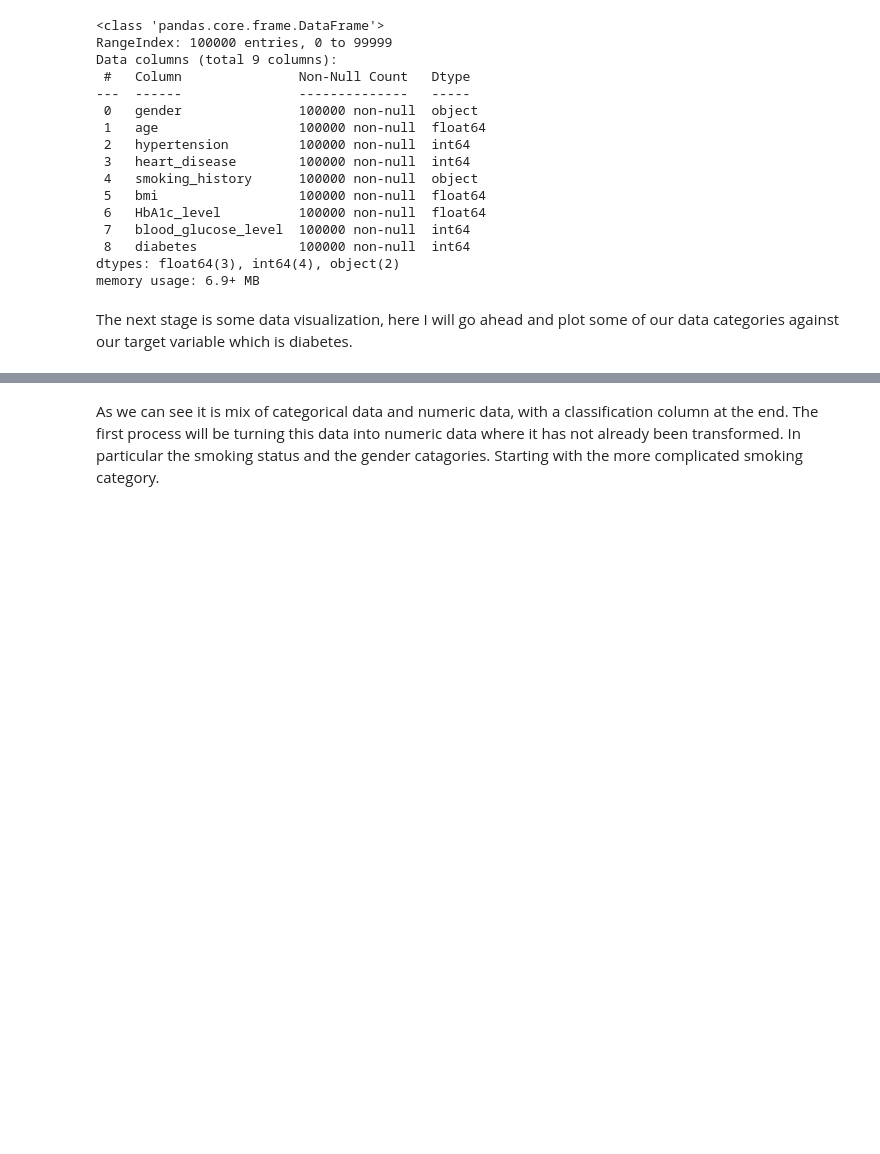
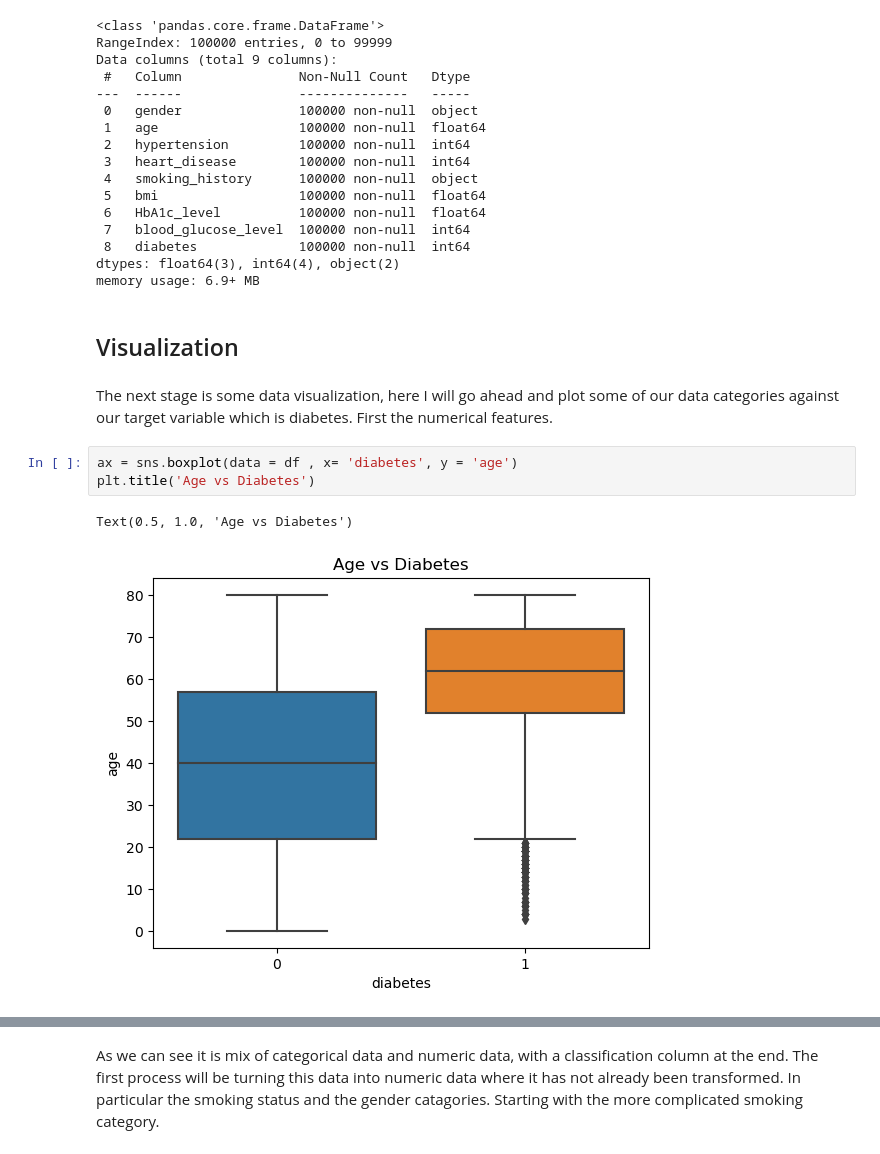
Before and after one commit to suf102/Data-and-Machine-Learning-Portfolio, a Jupyter notebook: Projects/Diabeties_detection/Diabeties_detection.ipynb, the cells around one changed output, grey strips where cells are left out. Saved outputs shown, nothing was run; the diff lists cells and outputs as text; blank space fills up the shorter version.

```diff
--- a/Projects/Diabeties_detection/Diabeties_detection.ipynb
+++ b/Projects/Diabeties_detection/Diabeties_detection.ipynb
@@ -64,5 +67,13 @@ Data columns (total 9 columns):
  8   diabetes             100000 non-null  int64
 dtypes: float64(3), int64(4), object(2)
 memory usage: 6.9+ MB
+# %% [markdown]
+## Visualization
 # %% [markdown]
-The next stage is some data visualization, here I will go ahead and plot some of our data categories against our target variable which is diabetes.
+The next stage is some data visualization, here I will go ahead and plot some of our data categories against our target variable which is diabetes. First the numerical features.
+# %%
+ax = sns.boxplot(data = df , x= 'diabetes', y = 'age')
+plt.title('Age vs Diabetes')
+# %% [output]
+Text(0.5, 1.0, 'Age vs Diabetes')
+[figure, added]
```
Also changed, not shown: parts of 38 cells of this notebook, 1 other file.
